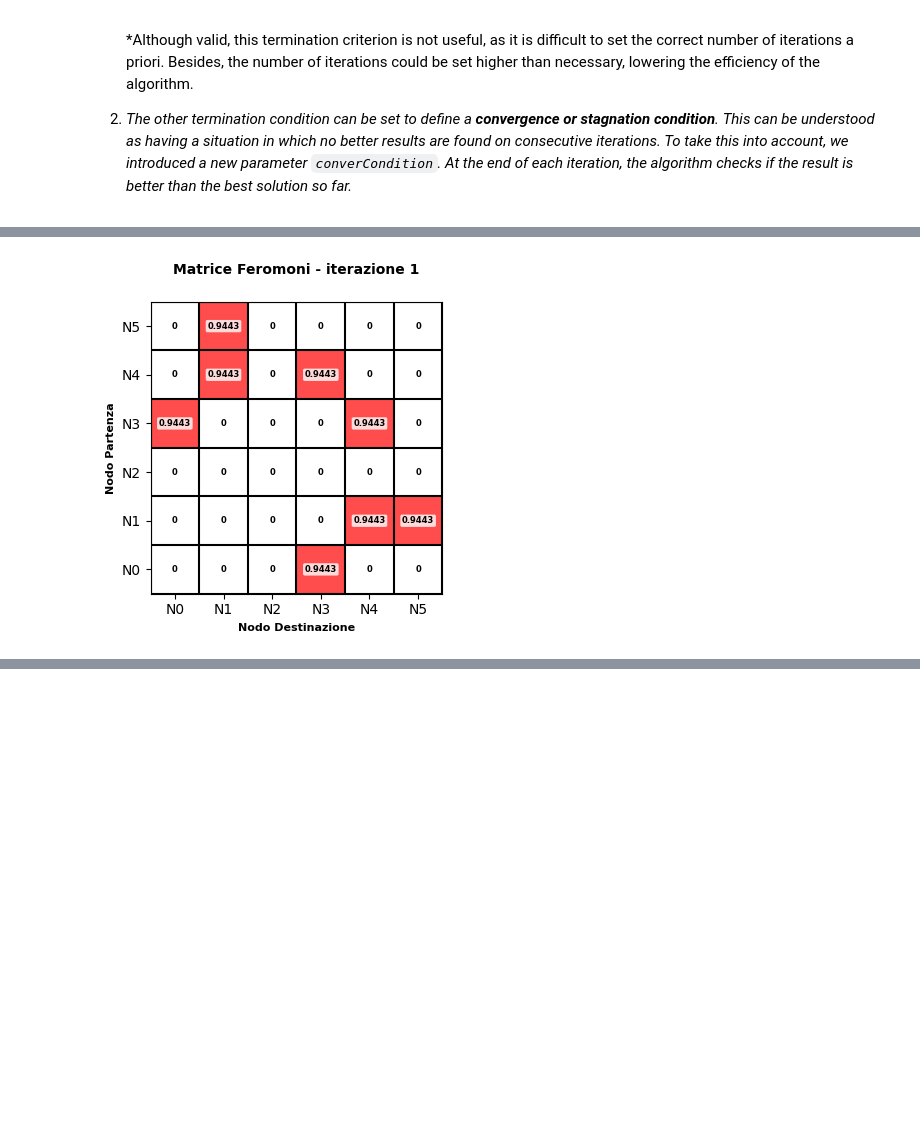
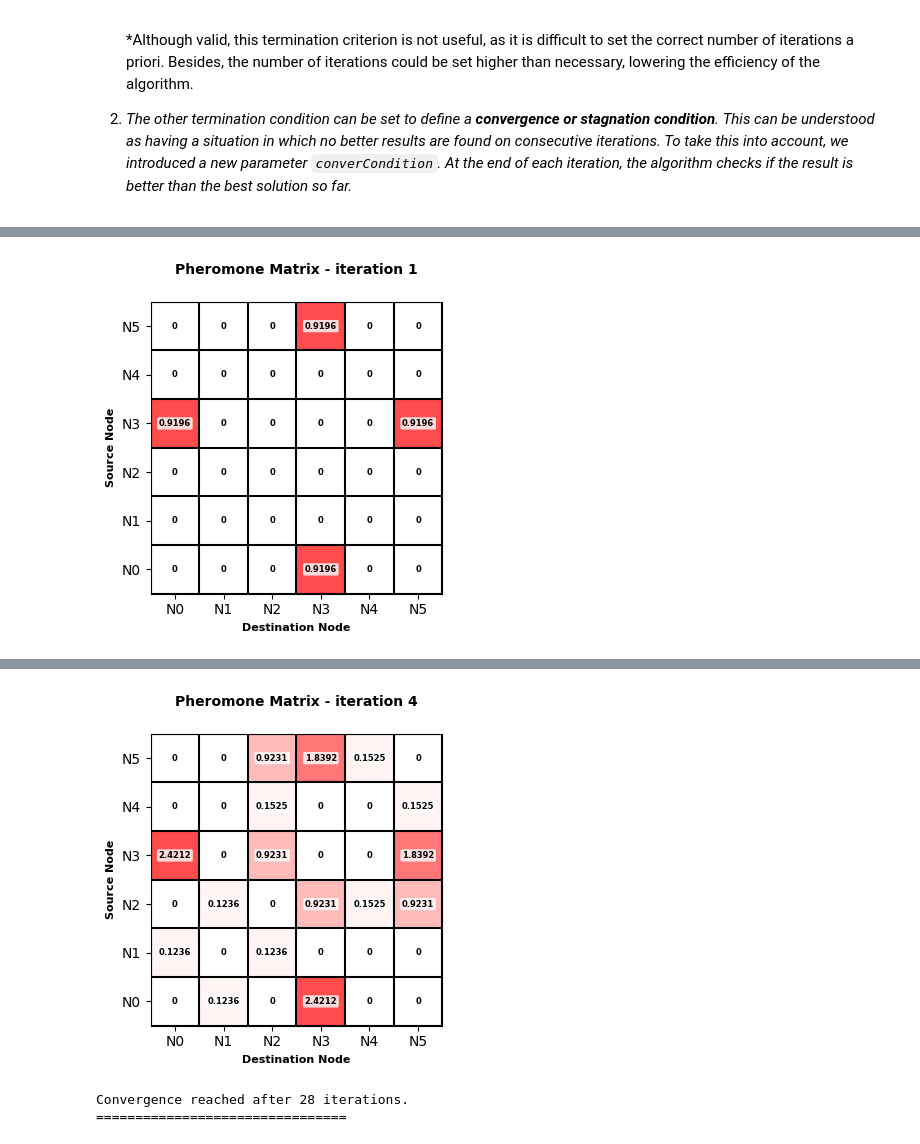
Before and after one commit to QuantumAlbe/QACO_implementation, a Jupyter notebook: ACO_algorithm/ACOmin&max.ipynb, the cells around one changed output, grey strips where cells are left out. Saved outputs shown, nothing was run; the diff lists cells and outputs as text; code cells hidden in the pictures; blank space fills up the shorter version.

```diff
--- a/ACO_algorithm/ACOmin&max.ipynb
+++ b/ACO_algorithm/ACOmin&max.ipynb
@@ -197,24 +197,24 @@ I feromoni **sono sugli archi tra i nodi**, mentre nella QAP sono sui nodi.
 # %%
-# Inizializzazione matrice dei feromoni tau
+# Initialize pheromone matrix
 def initialize_pheromones(n):
-    """Inizializza la matrice dei feromoni a zero"""
-    return np.zeros((n+2, n+2)) # +2 per includere nodo di partenza e arrivo
+    """Initializes the pheromone matrix to zero"""
+    return np.zeros((n+2, n+2)) # +2 to include start and end nodes
 
 def update_pheromones(tau, path, fitness, rho, n, optimization_mode):
-    """Aggiorna i valori del feromone"""
-    # Evaporazione su tutti gli archi
+    """Updates pheromone values"""
+    # Evaporation on all edges
     for i in range(n):
         for j in range(n):
             tau[i, j] = (1 - rho) * tau[i, j]
 
-    # Deposito proporzionale alla fitness da entrambi i lati della matrice (grafo non orientato)
+    # Deposit proportional to fitness on both sides of the matrix (undirected graph)
     for i in range(len(path)-1):
-        a, b = path[i], path[i+1] #Ad a e b vengono assegnati il numero dei nodi di un certo arco a->b.
-        # Quindi l'entrata della matrice tau[a, b] rappresenta la quantità di feromone sull'arco che va dal nodo a al nodo b.
+        a, b = path[i], path[i+1] # a and b are assigned the node numbers of a certain edge a->b
+        # So the entry in matrix tau[a, b] represents the amount of pheromone on the edge from node a to node b
         if optimization_mode == 'min':
             tau[a, b] += (rho / fitness)
             tau[b, a] += (rho / fitness)
-            # Deposito inversamente proporzionale alla fitness da entrambi i lati della matrice (grafo non orientato)
+            # Deposit inversely proportional to fitness on both sides (undirected graph)
         elif optimization_mode == 'max':
             tau[a, b] += 1 - (rho / fitness)
             tau[b, a] += 1 - (rho / fitness)
@@ -343,32 +343,32 @@ Matrice feromoni iniziale:
  [0. 0. 0. 0. 0. 0.]
  [0. 0. 0. 0. 0. 0.]]
 # %%
-# Loop principale
+# Main loop
 for j in range(maxIter):
-    # Beta si potrebbe aumentare linearmente con le iterazioni
+    # Beta could increase linearly with iterations
     # beta = beta_O + ((1-beta_O)/(maxIter)) * j
     beta = beta_O
     is_better = False
 
-    # Costruzione della soluzione
+    # Solution construction
     ant_position = 0
     path = construct_solution(n, ant_position, tau, beta)
-    # Generazione vettore X
+    # Generation of solution vector X
     X = generate_solution_vector(n, path)
 
-    # Calcolo fitness della soluzione con matrice del problema
+    # Calculation of solution fitness with problem matrix
     offset_fitness = calculate_fitness(X, M)[0]
     real_fitness = calculate_fitness(X, M)[1]
 
     if offset_fitness <= 0:
-        print("!!!Errore!!!\nFitness offsettata non positiva.")
-        print("Fitness offsettata:", offset_fitness)
+        print("!!!Error!!!\nOffset fitness not positive.")
+        print("Offset fitness:", offset_fitness)
         break
 
-    # Aggiornamento feromoni
+    # Update pheromones
     tau = update_pheromones(tau, path, offset_fitness, rho, n, optimization_mode)
-    # Verifica miglior soluzione
-    if path != [0, n + 1 ]: # Evito soluzione banale. Potrei toglierla anche prima
+    # Check for better solution
+    if path != [0, n + 1 ]: # Avoid trivial solution
         if optimization_mode == 'max':
             is_better = offset_fitness > best_offset_fitness
         elif optimization_mode == 'min':
@@ -377,30 +377,30 @@ for j in range(maxIter):
             best_offset_fitness = offset_fitness
             best_real_fitness = real_fitness
             best_solution = path
-            best_X = X.copy() # Copia del vettore X
+            best_X = X.copy() # Copy of solution vector X
             count = 1
 
-            print('NUOVA MIGLIORE SOLUZIONE TROVATA:')
-            print(f'Soluzione migliore proposta (Iter. {j+1}): ', best_solution)
-            print(f'Vettore X n. {j+1} generato: ', best_X)
-            print(f'Fitness della nuova migliore soluzione (Iter. {j+1}): ', best_real_fitness)
-            print(f'Fitness {j+1} offsettata usata per aggiornare il feromone: ', best_offset_fitness)
-            plot_pheromone_matrix(tau, title=f"Matrice Feromoni - iterazione {j+1}")
+            print('NEW BEST SOLUTION FOUND:')
+            print(f'Best solution proposed (Iter. {j+1}): ', best_solution)
+            print(f'Solution vector X no. {j+1} generated: ', best_X)
+            print(f'Fitness of new best solution (Iter. {j+1}): ', best_real_fitness)
+            # print(f'Fitness {j+1} increased with offset, used to update pheromone: ', best_offset_fitness)
+            plot_pheromone_matrix(tau, title=f"Pheromone Matrix - iteration {j+1}")
         else:
-            count += 1 # Distanza dalla miglior soluzione trovata
+            count += 1 # Distance from best solution found
 
-    # Verifica convergenza
-    # print('Distanza dalla miglior soluzione trovata: ', count)
+    # Check convergence
+    # print('Distance from best solution found: ', count)
     if count >= converCondition:
-        print(f"Convergenza raggiunta dopo {j+1} iterazioni.")
+        print(f"Convergence reached after {j+1} iterations.")
         break
     if j == maxIter - 1:
         print("--------------------------------")
-        print(f"NUMERO MASSIMO DI ITERAZIONI ({maxIter}) RAGGIUNTO SENZA CONVERGENZA.")
-        print(f"Miglior soluzione trovata dopo {j+1} iterazioni:")
-        print("Percorso migliore:", best_solution)
-        print("Vettore X migliore:", best_X)
-        print("Fitness della miglior soluzione:", best_real_fitness)
+        print(f"MAXIMUM NUMBER OF ITERATIONS ({maxIter}) REACHED WITHOUT CONVERGENCE.\n Convergence loop interrupted at {count} iterations\n")
+        print(f"Best solution found after {j+1} iterations:")
+        print("Best path:", best_solution)
+        print("Best solution vector X:", best_X)
+        print("Fitness of best solution:", best_real_fitness)
 
 count = 1
 print("================================")
@@ -413 +412 @@ Fitness 1 offsettata usata per aggiornare il feromone:  1.7940010000000002
-[figure, old version]
+[figure, new version]
@@ -431 +417,4 @@ Fitness della miglior soluzione: 1.02
+[figure, added]
+Convergence reached after 28 iterations.
+================================
 # %%
```
Also changed, not shown: parts of 20 cells of this notebook.
